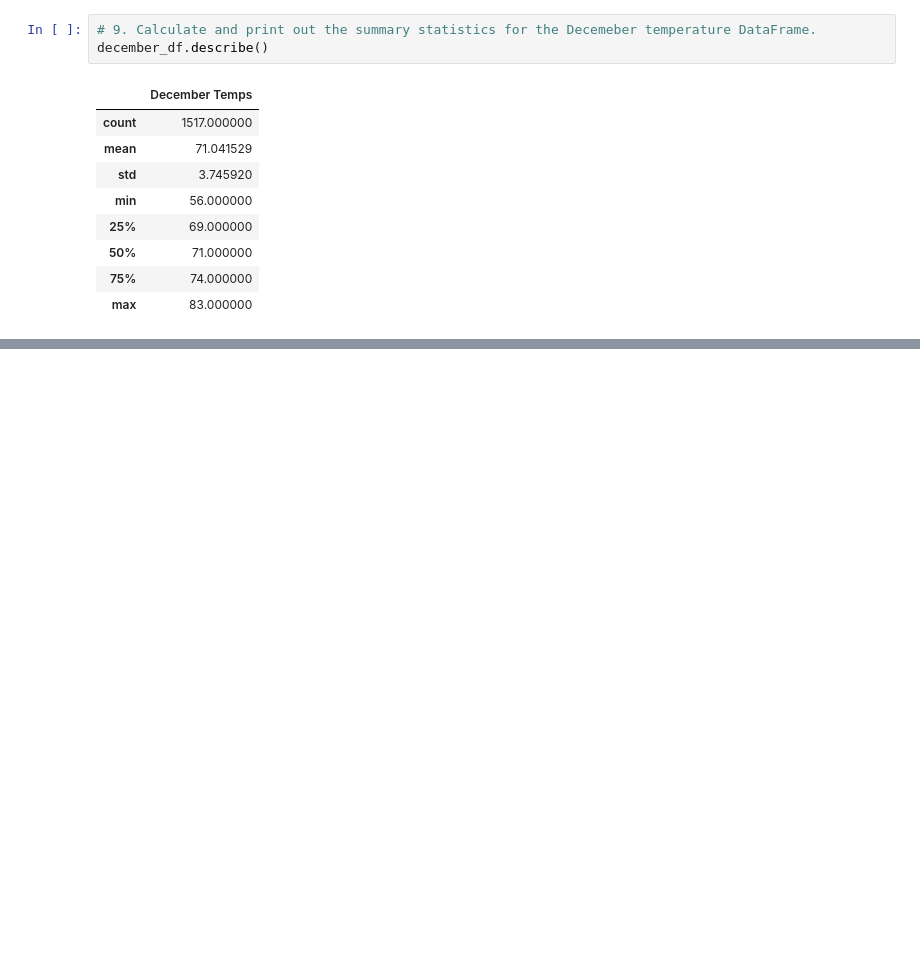
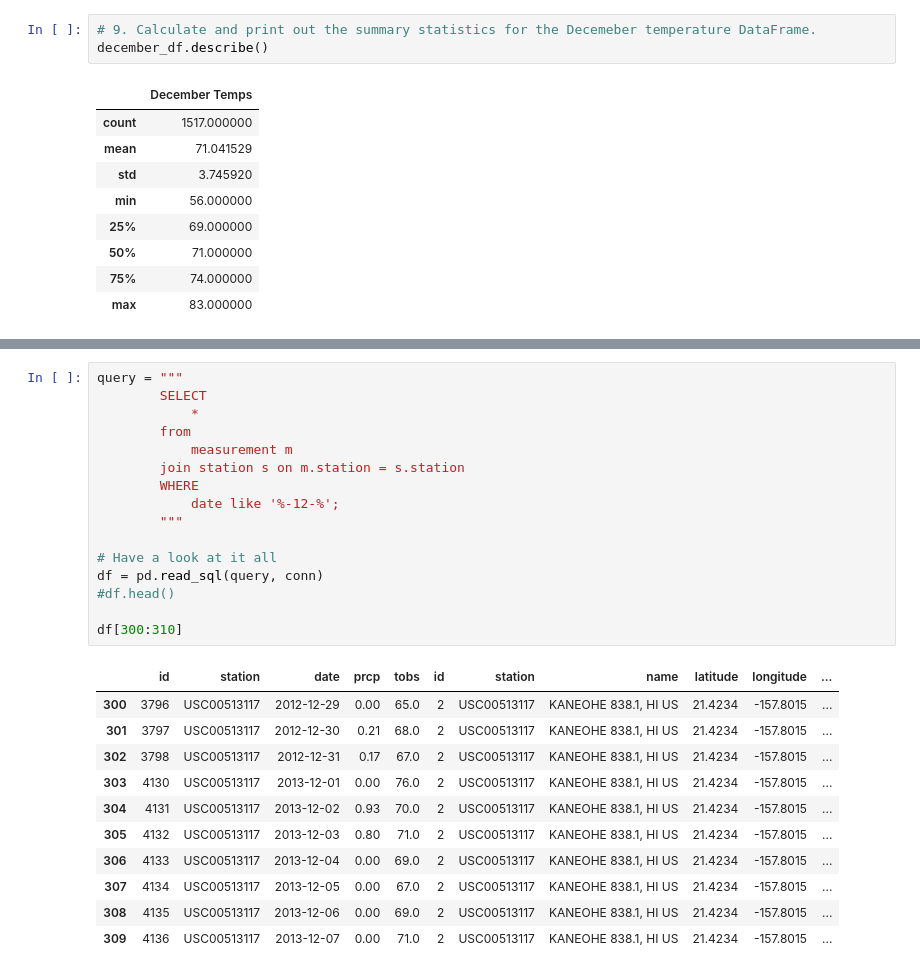
Before and after one commit to JaimeStarling/surfs_up, a Jupyter notebook: SurfsUp_Challenge.ipynb, the cells around one changed output, grey strips where cells are left out. Drawn from its saved outputs; the diff is of its cells as text; blank space fills up the shorter version.

```diff
--- a/SurfsUp_Challenge.ipynb
+++ b/SurfsUp_Challenge.ipynb
@@ -165,0 +220,28 @@ december_df.describe()
+# %%
+query = """
+        SELECT
+            *
+        from
+            measurement m
+        join station s on m.station = s.station
+        WHERE
+            date like '%-12-%';
+        """
+
+# Have a look at it all
+df = pd.read_sql(query, conn)
+#df.head()
+
+df[300:310]
+# %% [output]
+|  | id | station | date | prcp | tobs | id | station | name | latitude | longitude | ... |
+| 300 | 3796 | USC00513117 | 2012-12-29 | 0.00 | 65.0 | 2 | USC00513117 | KANEOHE 838.1, HI US | 21.4234 | -157.8015 | ... |
+| 301 | 3797 | USC00513117 | 2012-12-30 | 0.21 | 68.0 | 2 | USC00513117 | KANEOHE 838.1, HI US | 21.4234 | -157.8015 | ... |
+| 302 | 3798 | USC00513117 | 2012-12-31 | 0.17 | 67.0 | 2 | USC00513117 | KANEOHE 838.1, HI US | 21.4234 | -157.8015 | ... |
+| 303 | 4130 | USC00513117 | 2013-12-01 | 0.00 | 76.0 | 2 | USC00513117 | KANEOHE 838.1, HI US | 21.4234 | -157.8015 | ... |
+| 304 | 4131 | USC00513117 | 2013-12-02 | 0.93 | 70.0 | 2 | USC00513117 | KANEOHE 838.1, HI US | 21.4234 | -157.8015 | ... |
+| 305 | 4132 | USC00513117 | 2013-12-03 | 0.80 | 71.0 | 2 | USC00513117 | KANEOHE 838.1, HI US | 21.4234 | -157.8015 | ... |
+| 306 | 4133 | USC00513117 | 2013-12-04 | 0.00 | 69.0 | 2 | USC00513117 | KANEOHE 838.1, HI US | 21.4234 | -157.8015 | ... |
+| 307 | 4134 | USC00513117 | 2013-12-05 | 0.00 | 67.0 | 2 | USC00513117 | KANEOHE 838.1, HI US | 21.4234 | -157.8015 | ... |
+| 308 | 4135 | USC00513117 | 2013-12-06 | 0.00 | 69.0 | 2 | USC00513117 | KANEOHE 838.1, HI US | 21.4234 | -157.8015 | ... |
+| 309 | 4136 | USC00513117 | 2013-12-07 | 0.00 | 71.0 | 2 | USC00513117 | KANEOHE 838.1, HI US | 21.4234 | -157.8015 | ... |
```
Also changed, not shown: parts of 15 cells of this notebook.
